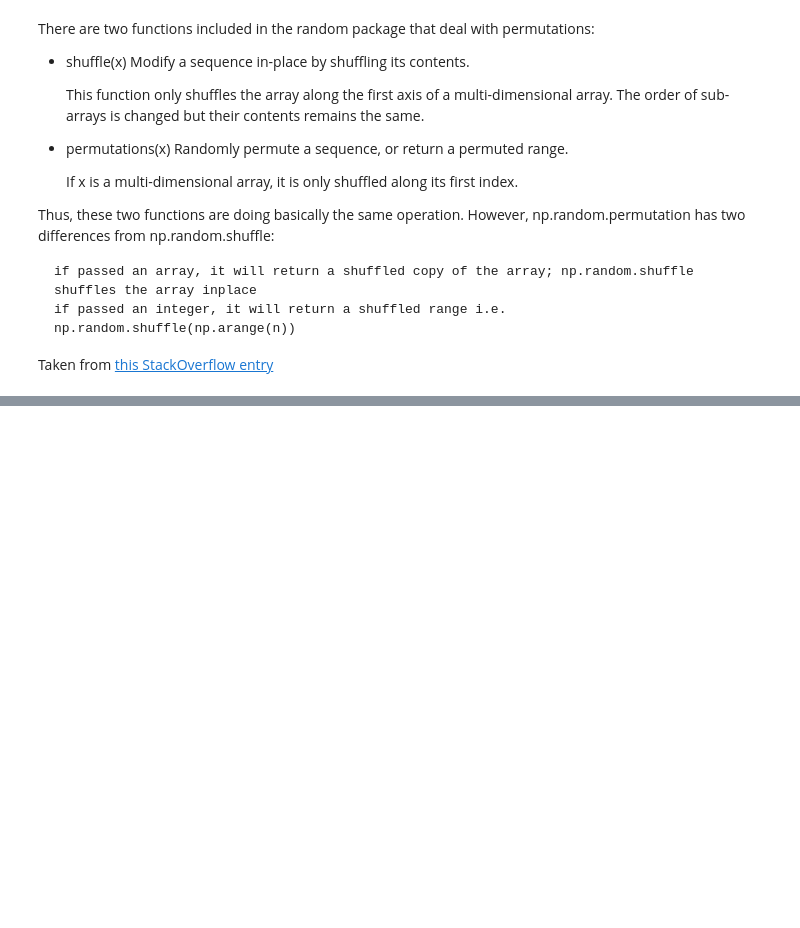
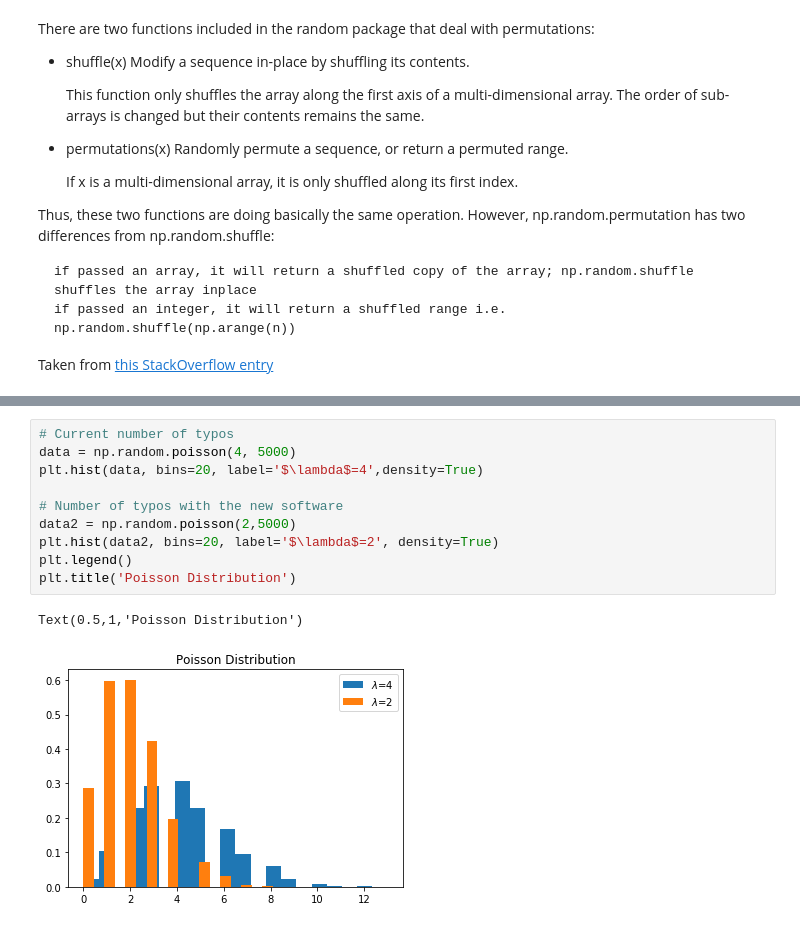
Before and after one commit to Luis-Navarro/Programming-for-Data-Analysis, a Jupyter notebook: random.ipynb, the cells around one changed output, grey strips where cells are left out. Cells and saved outputs as stored; diff of their text form; blank space fills up the shorter version.

```diff
--- a/random.ipynb
+++ b/random.ipynb
@@ -270,0 +308,13 @@ print (d)
+# %%
+# Current number of typos
+data = np.random.poisson(4, 5000)
+plt.hist(data, bins=20, label='$\lambda$=4',density=True)
+
+# Number of typos with the new software
+data2 = np.random.poisson(2,5000)
+plt.hist(data2, bins=20, label='$\lambda$=2', density=True)
+plt.legend()
+plt.title('Poisson Distribution')
+# %% [output]
+Text(0.5,1,'Poisson Distribution')
+[figure, added]
```
Also changed, not shown: parts of 7 cells of this notebook.
